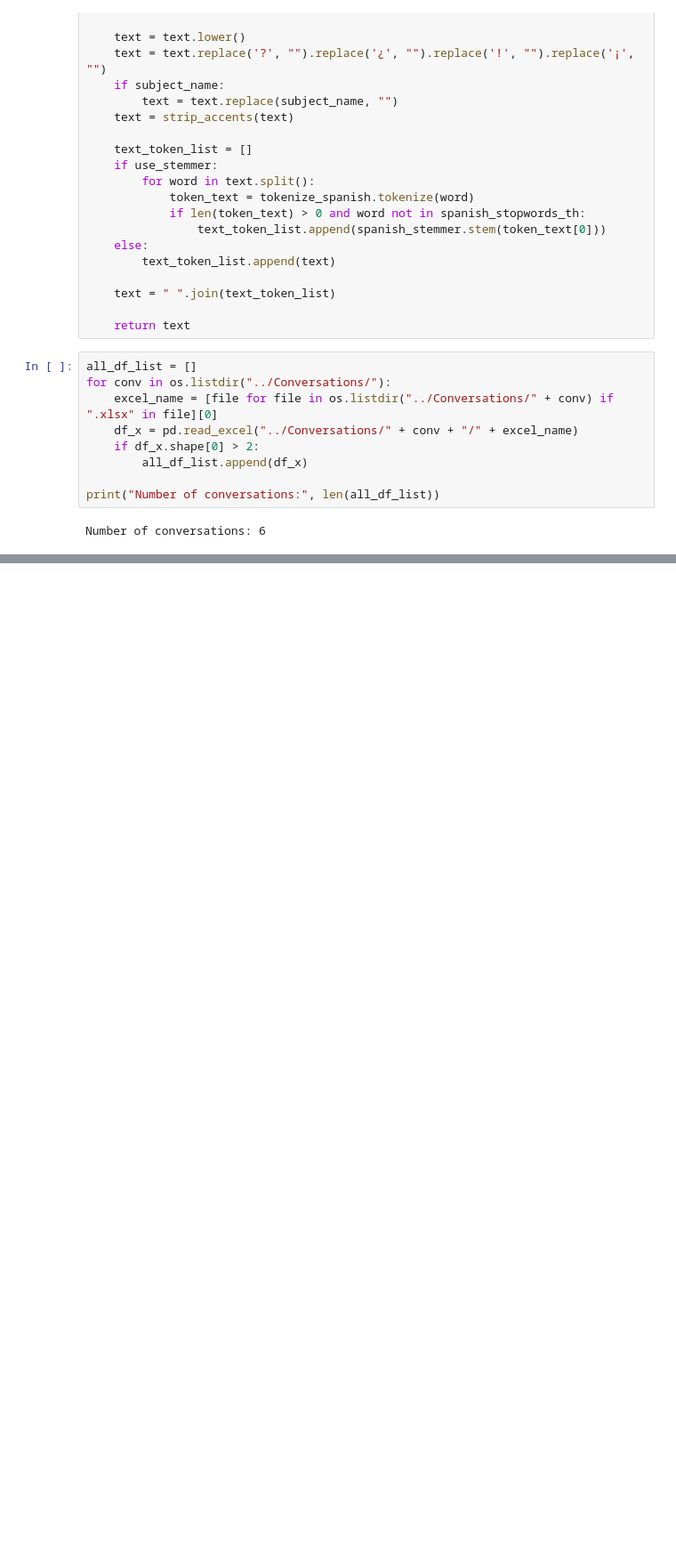
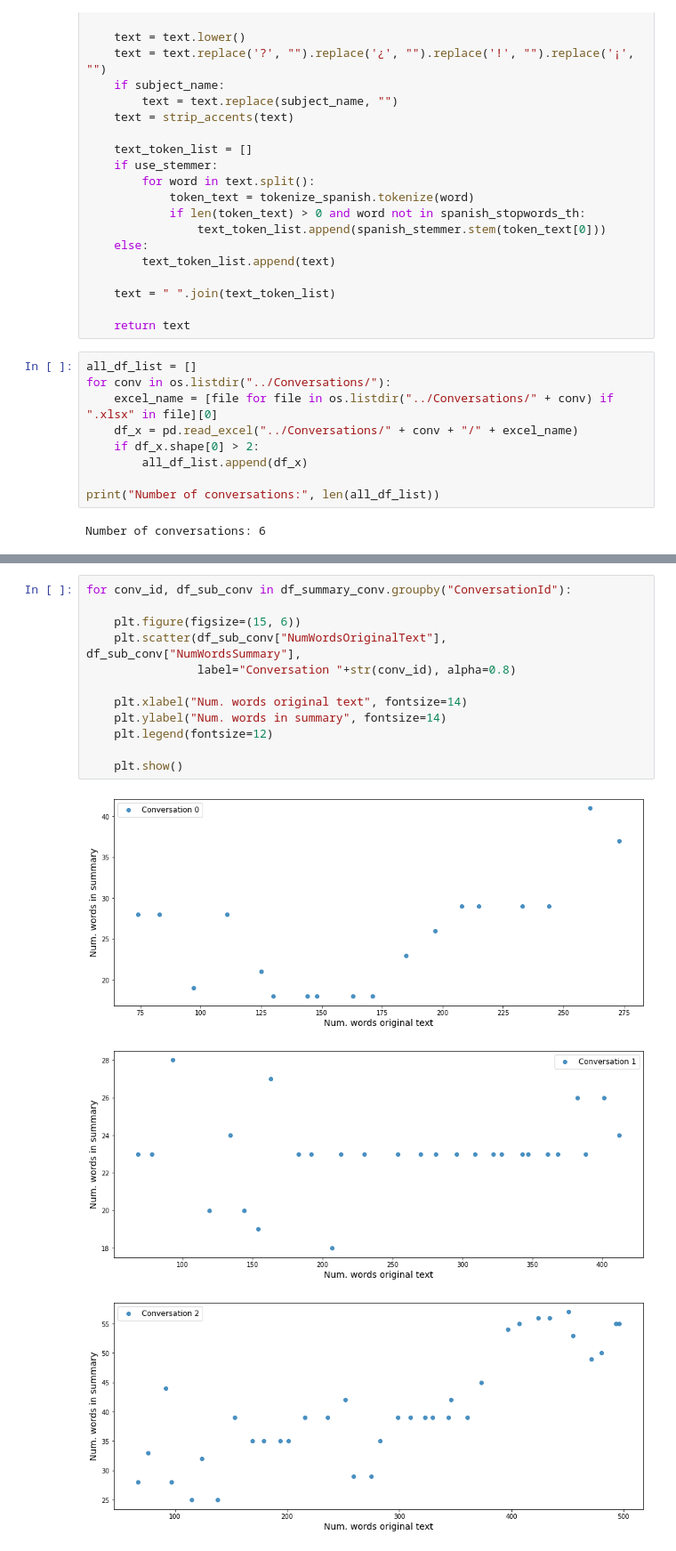
Before and after one commit to ASAPLableni/LableniBot, a Jupyter notebook: TextSummary/EvaluateSummary.ipynb, the cells around one changed output, grey strips where cells are left out. Shown at 89% size. Cells and saved outputs as stored; diff of their text form; blank space fills up the shorter version.

```diff
--- a/TextSummary/EvaluateSummary.ipynb
+++ b/TextSummary/EvaluateSummary.ipynb
@@ -230,0 +347,16 @@ df_x
+# %%
+for conv_id, df_sub_conv in df_summary_conv.groupby("ConversationId"):
+
+    plt.figure(figsize=(15, 6))
+    plt.scatter(df_sub_conv["NumWordsOriginalText"], df_sub_conv["NumWordsSummary"],
+                label="Conversation "+str(conv_id), alpha=0.8)
+
+    plt.xlabel("Num. words original text", fontsize=14)
+    plt.ylabel("Num. words in summary", fontsize=14)
+    plt.legend(fontsize=12)
+
+    plt.show()
+# %% [output]
+[figure, added]
+[figure, added]
+[figure, added]
```
Also changed, not shown: parts of 13 cells of this notebook, 10 other files.
